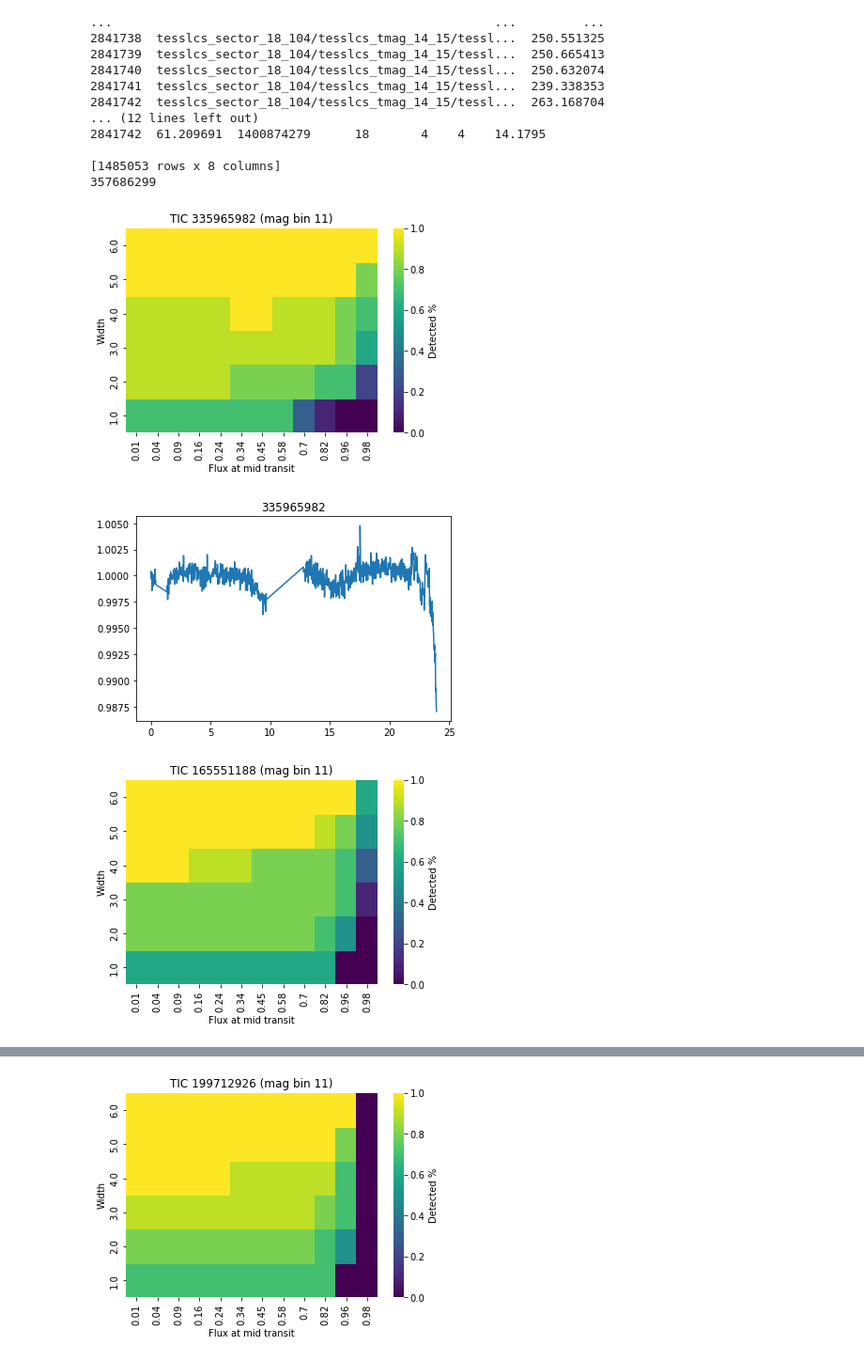
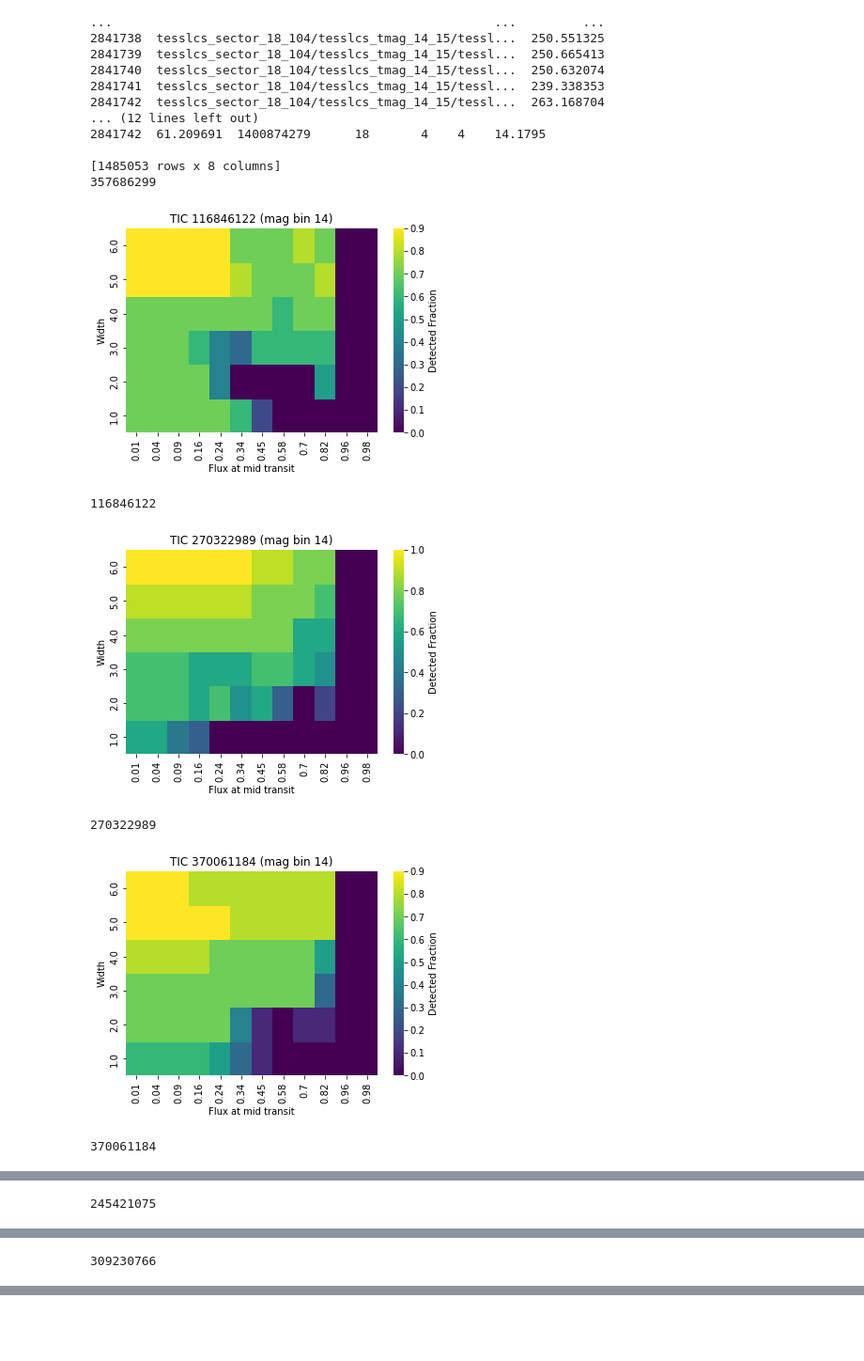
Before and after one commit to danay6/Transiting-megastructures, a Jupyter notebook: heatmap_visualization.ipynb, the cells around one changed output, grey strips where cells are left out. Shown: that part at 94% size. Drawn from its saved outputs; the diff is of its cells as text; code cells hidden in the pictures; blank space fills up the shorter version.

Commit message:
debugging changed heatmap

```diff
--- a/heatmap_visualization.ipynb
+++ b/heatmap_visualization.ipynb
@@ -127,10 +127,10 @@ def average_heatmaps(folder_path, mag_bin):
         file_path = os.path.join(folder_path, file)
         data = pd.read_csv(file_path)
         data_pivoted = data.pivot("Width", "Flux at mid transit", "Detected")
-        single_data_pivoted = sns.heatmap(data_pivoted, cmap="viridis")
+        single_data_pivoted = sns.heatmap(data_pivoted, cmap="viridis")#, vmin=0, vmax=1)
 
         plt.title(f"TIC {file[:-12]} (mag bin {mag_bin})")
-        single_data_pivoted.collections[0].colorbar.set_label("Detected %")
+        single_data_pivoted.collections[0].colorbar.set_label("Detected Fraction")
         single_data_pivoted.invert_yaxis()
         plt.show()
 
@@ -142,42 +142,46 @@ def average_heatmaps(folder_path, mag_bin):
             sum_heatmap += data_pivoted
 
         tic_id = int(file[:-12])
+        print(tic_id)
         subref = ref[ref.TIC_ID==tic_id]
         f0 = data_dir+subref.Filename.values[0]
         lc = loaders.load_lc(f0)
         lc = lc[lc.quality==0]
         lc = lc.normalize()
         time = lc.time.value
         time = [value - time[0] for value in time] #make time start at 0
-        plt.plot(time, lc.flux.value)
-        plt.title(tic_id)
-        plt.show()
+        #plt.plot(time, lc.flux.value)
+        #plt.title(tic_id)
+        #plt.show()
 
     # Calculate the average heatmap by dividing the sum_heatmap by the number of files
     #print(sum_heatmap)
     average_heatmap = sum_heatmap / len(heatmap_files)
     print(average_heatmap)
     # Plot the averaged heatmap
     ax = sns.heatmap(average_heatmap, cmap="viridis", vmin=0, vmax=1)
     plt.title(f"Averaged Heatmap for Mag Bin {mag_bin}")
     plt.xlabel("Flux at mid transit")
     plt.ylabel("Width")
     ax.invert_yaxis()
 
     cbar = ax.collections[0].colorbar
     cbar.set_label("Detected %")
 
     plt.show()
 
 
 # Example usage
-mag_bin = 11 # Write in desired mag bin
+mag_bin = 14# Write in desired mag bin
 
 folder_path = f'./heatmap_data_mag_{mag_bin}/'
 average_heatmaps(folder_path, mag_bin)
 
 #plot lcs
 # %% [output]
-[figure, old version]
+[figure, new version]
+116846122
-[figure, old version]
+[figure, new version]
+270322989
-[figure, old version]
+[figure, new version]
+370061184
@@ -184,0 +189 @@ average_heatmaps(folder_path, mag_bin)
+245421075
@@ -185,0 +191 @@ average_heatmaps(folder_path, mag_bin)
+309230766
@@ -187 +192,0 @@ average_heatmaps(folder_path, mag_bin)
-[figure, removed]
```
Also changed, not shown: parts of 2 cells of this notebook.
